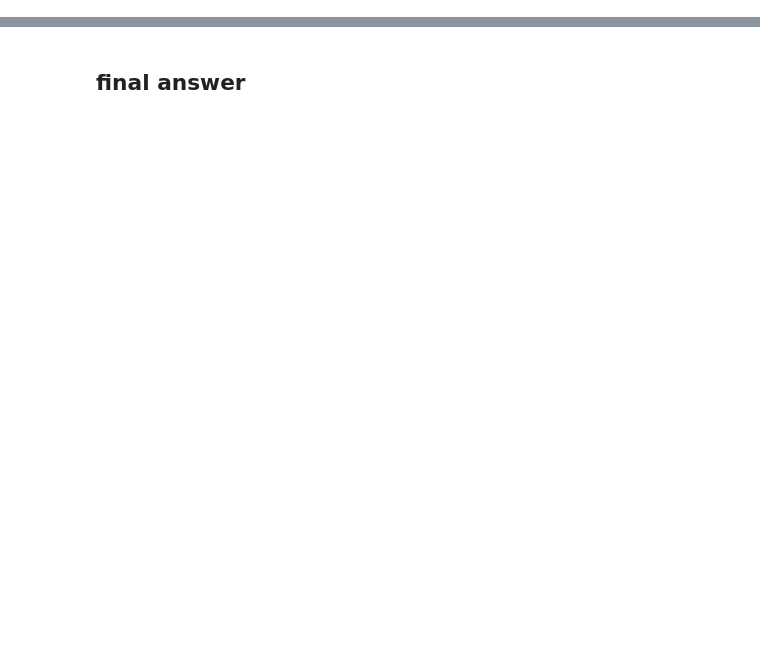
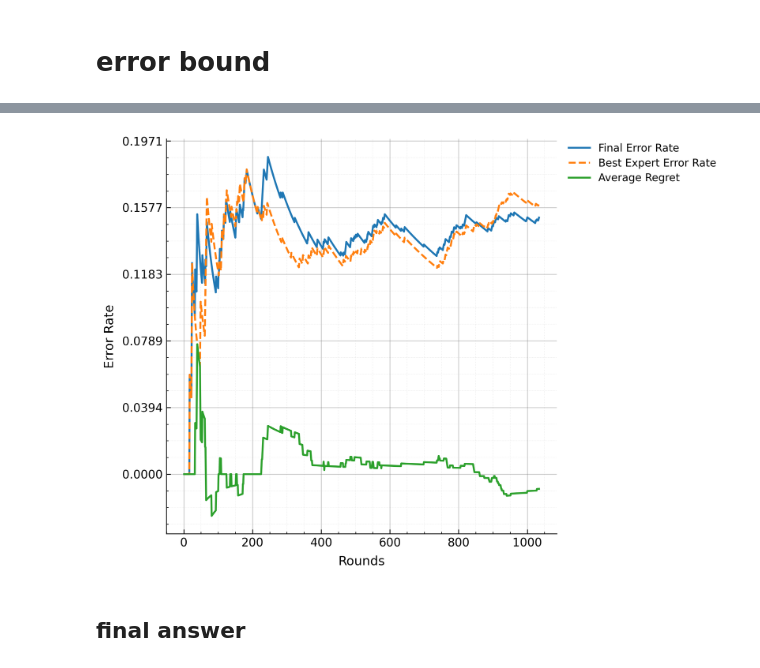
Before and after one commit to EstherYang2000/PETSQL, a Jupyter notebook: src/sources/wma/plotting.ipynb, the cells around one changed output, grey strips where cells are left out. Saved outputs shown, nothing was run; the diff lists cells and outputs as text; code cells hidden in the pictures; blank space fills up the shorter version.

```diff
--- a/src/sources/wma/plotting.ipynb
+++ b/src/sources/wma/plotting.ipynb
@@ -143,0 +179,12 @@ fig.show()
+# %% [markdown]
+# error bound
+# %%
+final_path = os.path.join(result_dir, "final_result_1.json")
+current_error_path = os.path.join(result_dir, "current_error.json")
+N = 6  # 專家數量
+
+
+with open(final_path, "r", encoding="utf-8") as f:
+    final_data = json.load(f)
+with open(current_error_path, "r", encoding="utf-8") as f:
+    current_errors = json.load(f)
@@ -143,0 +231,62 @@ fig.show()
+# %%
+# === 2) 数据预处理 ===
+# 把 current_errors 转成纯数字列表
+numeric_errors = [list(d.values())[0] for d in current_errors]
+
+# 生成回合索引
+rounds = np.arange(1, len(final_data) + 1)
+
+# 计算三条曲线的数值
+final_err = [numeric_errors[i] / rounds[i] for i in range(len(rounds))]
+best_err  = [final_data[i]["best_expert_mistakes"] / rounds[i] for i in range(len(rounds))]
+regret    = [(numeric_errors[i] - final_data[i]["best_expert_mistakes"]) / rounds[i]
+             for i in range(len(rounds))]
+
+# === 3) 画图设置，论文发布级别样式 ===
+fig, ax = plt.subplots(figsize=(10, 6), dpi=300)
+
+# Final Error Rate：实线
+ax.plot(rounds, final_err,
+        color='tab:blue', lw=1.8,
+        label='Final Error Rate')
+
+# Best Expert Error Rate：虚线
+ax.plot(rounds, best_err,
+        color='tab:orange', lw=1.8, linestyle='--',
+        label='Best Expert Error Rate')
+
+# Average Regret：点线
+ax.plot(rounds, regret,
+        color='tab:green', lw=1.8, linestyle='-',
+        label='Average Regret')
+
+# 设置主次网格
+ax.set_xticks(np.arange(0, len(rounds)+1, 200))
+ax.set_yticks(np.linspace(0, max(final_err + best_err + regret) * 1.05, 6))
+ax.grid(which='major', linestyle='-',  linewidth=0.8, color='grey', alpha=0.4)
+ax.grid(which='minor', linestyle=':',  linewidth=0.4, color='grey', alpha=0.2)
+ax.minorticks_on()
+
+# 坐标标签
+ax.set_xlabel('Rounds', fontsize=12, labelpad=6)
+ax.set_ylabel('Error Rate', fontsize=12, labelpad=6)
+
+# 隐藏上和右边框
+ax.spines['top'].set_visible(False)
+ax.spines['right'].set_visible(False)
+
+# 瘦身图例，放到图外
+leg = ax.legend(
+    loc='upper left',
+    bbox_to_anchor=(1.02, 1.0),
+    fontsize=10,
+    handlelength=2.0,
+    labelspacing=0.4,
+    borderaxespad=0
+)
+
+# 调整布局，给图例留空
+plt.tight_layout(rect=[0, 0, 0.85, 1])
+
+plt.show()
+# %% [output]
@@ -144,3 +310,4 @@ fig.show()
+[figure, added]
 # %% [markdown]
 ## final answer
 # %%
```
Also changed, not shown: parts of 11 cells of this notebook, 15 other files.
